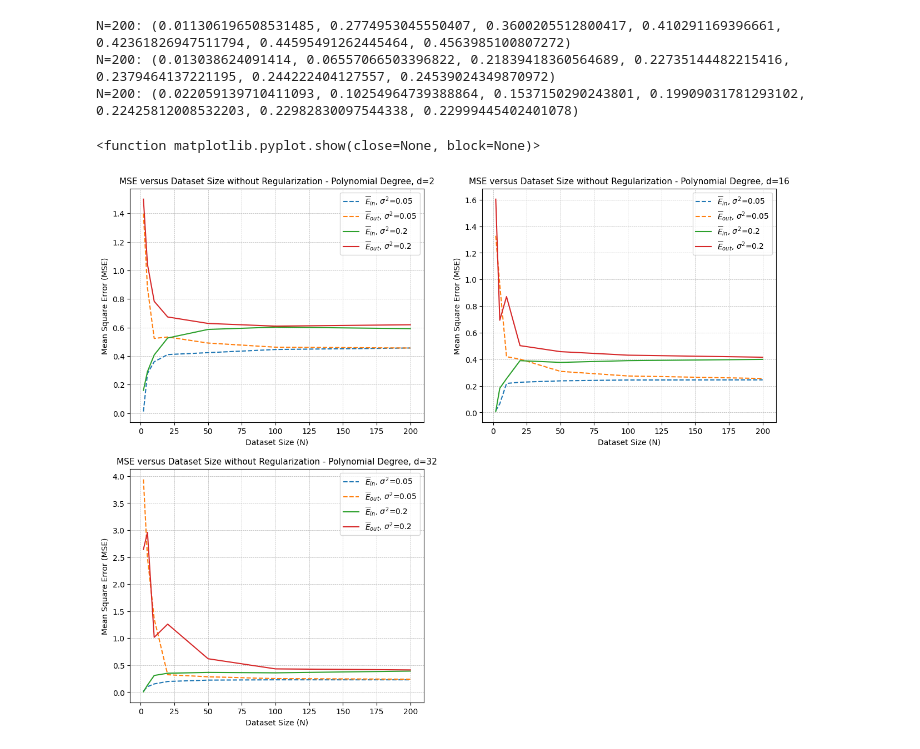
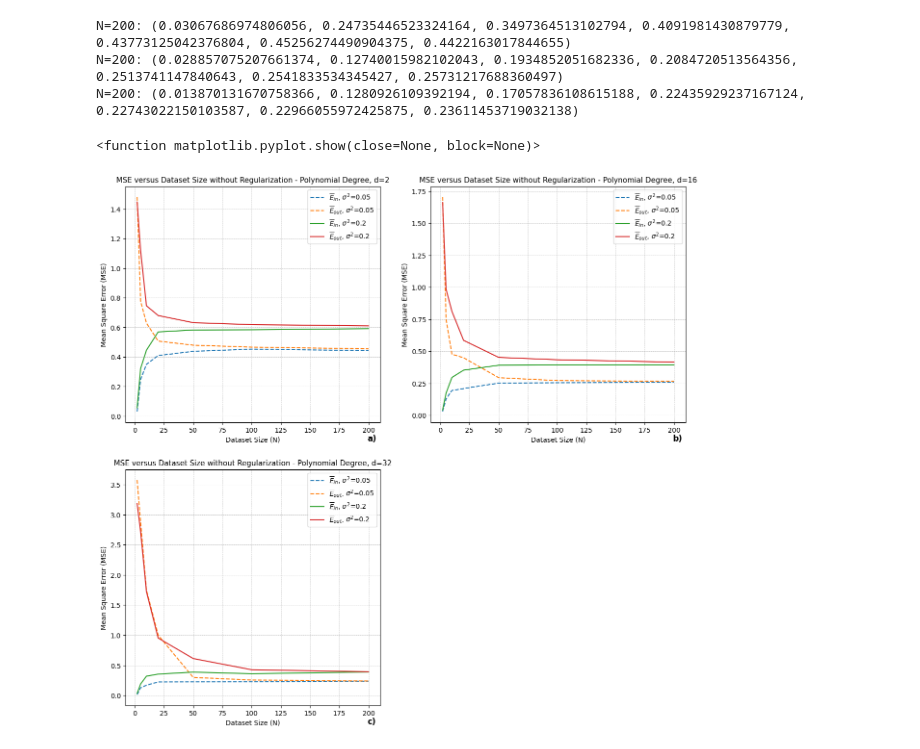
Before and after one commit to nathanbowness/CSI5340Assignments, a Jupyter notebook: Assignment1/Assignment1_Code.ipynb, the cells around one changed output. Cells and saved outputs as stored; diff of their text form; code cells hidden in the pictures.

```diff
--- a/Assignment1/Assignment1_Code.ipynb
+++ b/Assignment1/Assignment1_Code.ipynb
@@ -91,7 +91,7 @@ def experiment(N, d, variance, is_reg):
     """
     Ein_array = []
     Eout_array = []
-    M = 10
+    M = 50
 
     for i in range(M):
         training_dataset = getData(N, variance)
@@ -141,8 +133,11 @@ out_sub = r'$_{out}$'
 # Plot graphs for fixed values of N without regularization
 # Reminder: Output tuples have format - (N, d, Ein_bar, Eout_bar)
 N_array_mapping = [20, 50, 200]
+# Add labels to the subplots
+labels = ['a)', 'b)', 'c)', 'd)']  # You can customize the labels as needed
+
 current_subplot = 1
-plt.figure(figsize=(16, 13))
+plt.figure(figsize=(16, 14))
 for N_value in N_array_mapping:
     # Filter the list of result tuples to only return was the first element of the tuple, N, equals the chosed N value
     results_N_10_zeropoint5 = list(filter(lambda output_tuple: output_tuple[0] == N_value, output_variance_zeropoint5))
@@ -157,7 +152,7 @@ for N_value in N_array_mapping:
     print(f"N={N_value}:", E_in_zeropoint5)
 
     # Add this subplot to the figure of all graphs
-    plt.subplot(2,2,current_subplot)
+    axs = plt.subplot(2,2,current_subplot)
     plt.plot(d_array, E_in_zeropoint5, label=f"{e_hat}{in_sub}, $\sigma^2$=0.05",linestyle='--')
     plt.plot(d_array, E_out_zeropoint5, label=f"{e_hat}{out_sub}, $\sigma^2$=0.05", linestyle='--')
     plt.plot(d_array, E_in_point2, label=f"{e_hat}{in_sub}, $\sigma^2$=0.2")
@@ -167,6 +162,7 @@ for N_value in N_array_mapping:
     plt.title(f"MSE versus Polynomial Degree without Regularization - Dataset Size, N={N_value}")
     plt.legend(fontsize=10)
     plt.grid(linewidth=0.5, linestyle='--')
+    axs.text(0.95, -0.05, labels[current_subplot-1], transform=axs.transAxes, fontsize=12, weight='bold', va='top')
     current_subplot += 1
 
 plt.show
@@ -181,40 +177,41 @@ N=200: (0.5364729125842752, 0.4563985100807272, 0.2732814236909338, 0.2289781238
 # Reminder: Output tuples have format - (N, d, Ein_bar, Eout_bar)
 d_array_mapping = [2,16,32]
 current_subplot = 1
-plt.figure(figsize=(15, 12))
+plt.figure(figsize=(15, 14))
 for d_value in d_array_mapping:
     # Filter the list of result tuples to only return was the first element of the tuple, N, equals the chosed N value
     results_N_10_zeropoint5 = list(filter(lambda output_tuple: output_tuple[1] == d_value, output_variance_zeropoint5))
     results_N_10_point2 = list(filter(lambda output_tuple: output_tuple[1] == d_value, output_variance_point2))
 
     N_array = list(zip(*results_N_10_zeropoint5))[0]
     E_in_zeropoint5 = list(zip(*results_N_10_zeropoint5))[2]
     E_out_zeropoint5 = list(zip(*results_N_10_zeropoint5))[3]
     E_in_point2 = list(zip(*results_N_10_point2))[2]
     E_out_point2 = list(zip(*results_N_10_point2))[3]
 
     print(f"N={N_value}:", E_in_zeropoint5)
 
     # Add this subplot to the figure of all graphs
-    plt.subplot(2,2,current_subplot)
+    axs = plt.subplot(2,2,current_subplot)
     plt.plot(N_array, E_in_zeropoint5, label=f"{e_hat}{in_sub}, $\sigma^2$=0.05", linestyle='--')
     plt.plot(N_array, E_out_zeropoint5, label=f"{e_hat}{out_sub}, $\sigma^2$=0.05", linestyle='--')
     plt.plot(N_array, E_in_point2, label=f"{e_hat}{in_sub}, $\sigma^2$=0.2")
     plt.plot(N_array, E_out_point2, label=f"{e_hat}{out_sub}, $\sigma^2$=0.2")
     plt.xlabel("Dataset Size (N)")
     plt.ylabel("Mean Square Error (MSE)")
     plt.title(f"MSE versus Dataset Size without Regularization - Polynomial Degree, d={d_value}", fontsize=11)
     plt.legend(fontsize=10)
     plt.grid(linewidth=0.5, linestyle='--')
+    axs.text(0.95, -0.05, labels[current_subplot-1], transform=axs.transAxes, fontsize=12, weight='bold', va='top')
     current_subplot += 1
 
 plt.show
 # %% [output]
-N=200: (0.011306196508531485, 0.2774953045550407, 0.3600205512800417, 0.410291169396661, 0.42361826947511794, 0.44595491262445464, 0.4563985100807272)
-N=200: (0.013038624091414, 0.06557066503396822, 0.21839418360564689, 0.22735144482215416, 0.2379464137221195, 0.244222404127557, 0.24539024349870972)
-N=200: (0.022059139710411093, 0.10254964739388864, 0.1537150290243801, 0.19909031781293102, 0.22425812008532203, 0.22982830097544338, 0.22999445402401078)
+N=200: (0.03067686974806056, 0.24735446523324164, 0.3497364513102794, 0.4091981430879779, 0.43773125042376804, 0.45256274490904375, 0.4422163017844655)
+N=200: (0.028857075207661374, 0.12740015982102043, 0.1934852051682336, 0.2084720513564356, 0.2513741147840643, 0.2541833534345427, 0.25731217688360497)
+N=200: (0.013870131670758366, 0.1280926109392194, 0.17057836108615188, 0.22435929237167124, 0.22743022150103587, 0.22966055972425875, 0.23611453719032138)
 <function matplotlib.pyplot.show(close=None, block=None)>
-[figure, old version]
+[figure, new version]
 # %%
 # Create a tuple with all values for each variance setting so they can be filtered later: (N, d, Ein_bar, Eout_bar)
 output_variance_zeropoint5_reg = []
```
Also changed, not shown: parts of 4 cells of this notebook.
